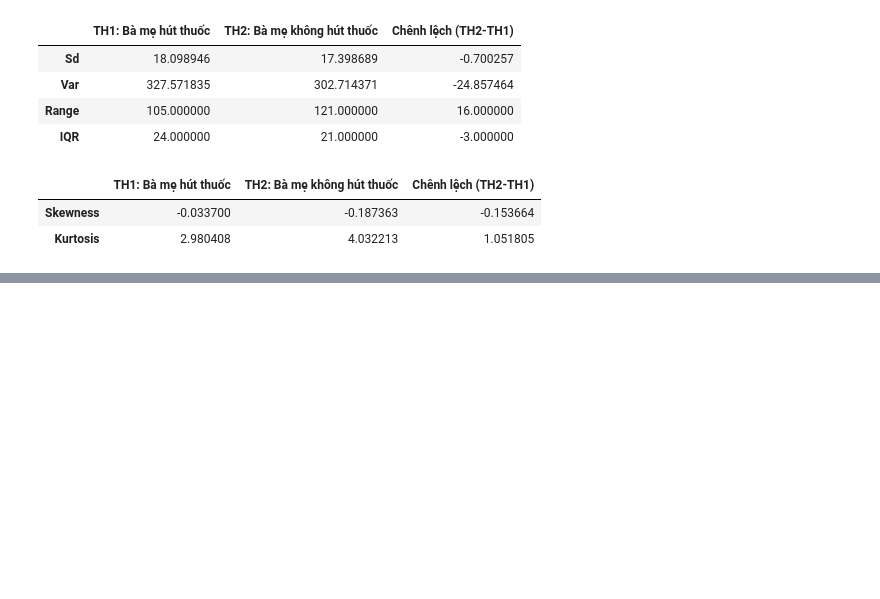
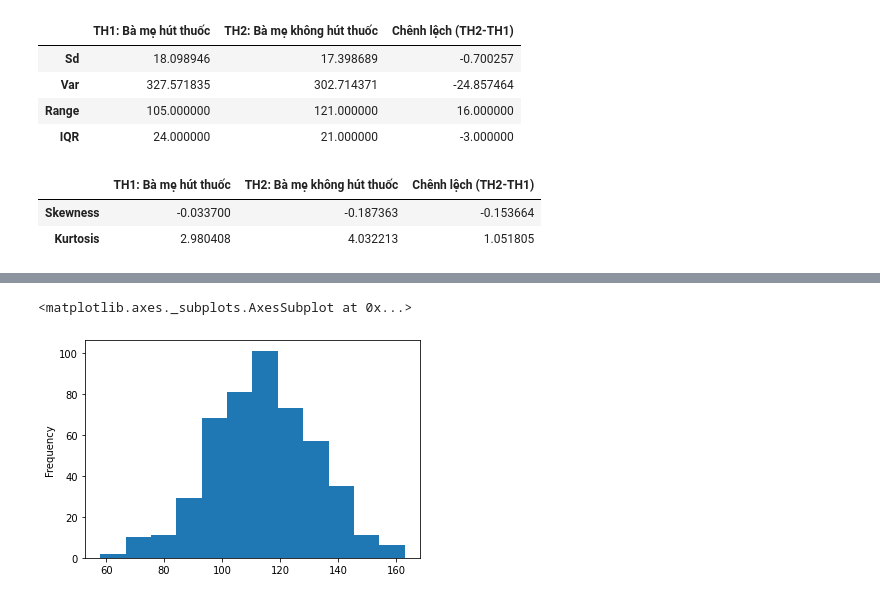
Before and after one commit to Spokai3/PhanTichDuLieuVaHocSau, a Jupyter notebook: Lab5.ipynb, the cells around one changed output, grey strips where cells are left out. Saved outputs shown, nothing was run; the diff lists cells and outputs as text; code cells hidden in the pictures; blank space fills up the shorter version.

```diff
--- a/Lab5.ipynb
+++ b/Lab5.ipynb
@@ -228,0 +245,5 @@ d2
+# %%
+dlhutthuoc['bwt'].plot.hist(bins=12)
+# %% [output]
+<matplotlib.axes._subplots.AxesSubplot at 0x...>
+[figure, added]
```
Also changed, not shown: parts of 21 cells of this notebook.
